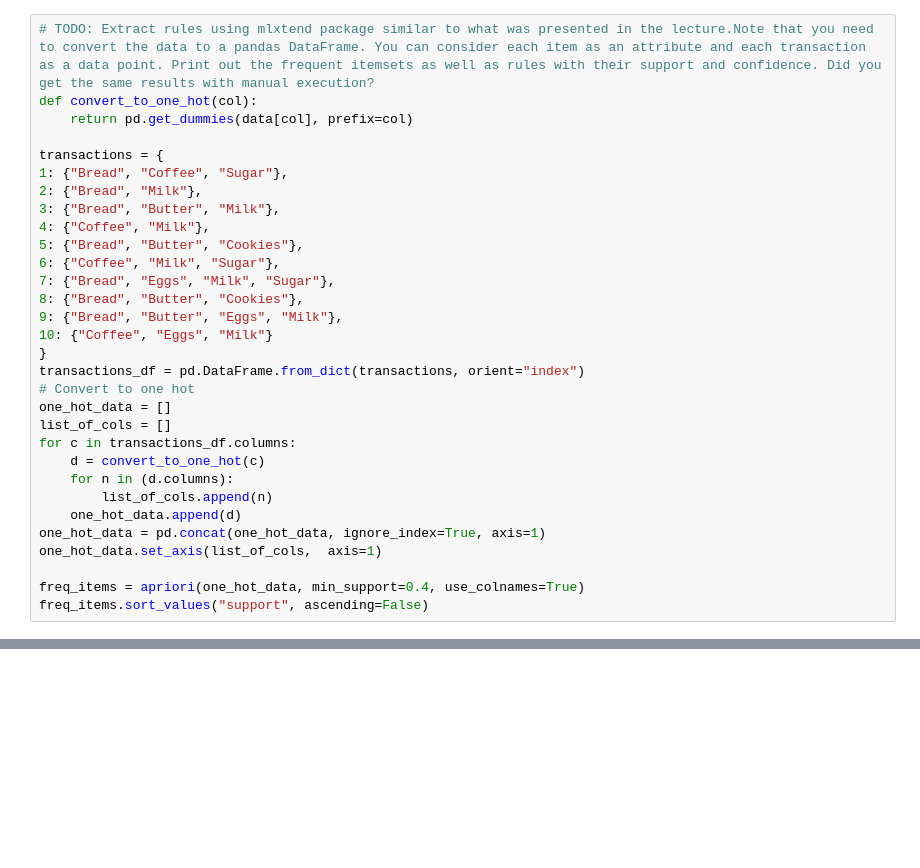
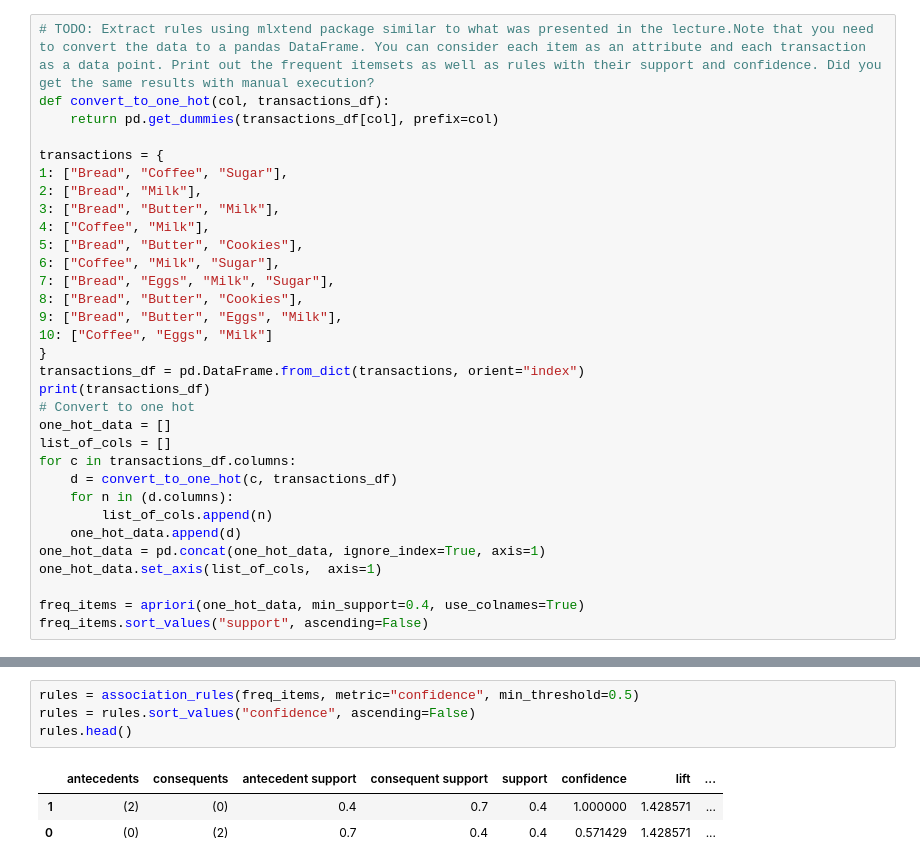
Before and after one commit to paul-semadeni/USU-MCS-Programs, a Jupyter notebook: Spring-2024/Intro-to-Data-Analysis/Assignment-5&6/main.ipynb, the cells around one changed output, grey strips where cells are left out. Drawn from its saved outputs; the diff is of its cells as text; blank space fills up the shorter version.

Commit message:
Adding the rules

```diff
--- a/Spring-2024/Intro-to-Data-Analysis/Assignment-5&6/main.ipynb
+++ b/Spring-2024/Intro-to-Data-Analysis/Assignment-5&6/main.ipynb
@@ -104,26 +166,27 @@ for b in buffer_sizes:
 # %%
 # TODO: Extract rules using mlxtend package similar to what was presented in the lecture.Note that you need to convert the data to a pandas DataFrame. You can consider each item as an attribute and each transaction as a data point. Print out the frequent itemsets as well as rules with their support and confidence. Did you get the same results with manual execution?
-def convert_to_one_hot(col):
-    return pd.get_dummies(data[col], prefix=col)
+def convert_to_one_hot(col, transactions_df):
+    return pd.get_dummies(transactions_df[col], prefix=col)
 
 transactions = {
-1: {"Bread", "Coffee", "Sugar"},
-2: {"Bread", "Milk"},
-3: {"Bread", "Butter", "Milk"},
-4: {"Coffee", "Milk"},
-5: {"Bread", "Butter", "Cookies"},
-6: {"Coffee", "Milk", "Sugar"},
-7: {"Bread", "Eggs", "Milk", "Sugar"},
-8: {"Bread", "Butter", "Cookies"},
-9: {"Bread", "Butter", "Eggs", "Milk"},
-10: {"Coffee", "Eggs", "Milk"}
+1: ["Bread", "Coffee", "Sugar"],
+2: ["Bread", "Milk"],
+3: ["Bread", "Butter", "Milk"],
+4: ["Coffee", "Milk"],
+5: ["Bread", "Butter", "Cookies"],
+6: ["Coffee", "Milk", "Sugar"],
+7: ["Bread", "Eggs", "Milk", "Sugar"],
+8: ["Bread", "Butter", "Cookies"],
+9: ["Bread", "Butter", "Eggs", "Milk"],
+10: ["Coffee", "Eggs", "Milk"]
 }
 transactions_df = pd.DataFrame.from_dict(transactions, orient="index")
+print(transactions_df)
 # Convert to one hot
 one_hot_data = []
 list_of_cols = []
 for c in transactions_df.columns:
-    d = convert_to_one_hot(c)
+    d = convert_to_one_hot(c, transactions_df)
     for n in (d.columns):
         list_of_cols.append(n)
     one_hot_data.append(d)
@@ -134,0 +214,8 @@ freq_items.sort_values("support", ascending=False)
+# %%
+rules = association_rules(freq_items, metric="confidence", min_threshold=0.5)
+rules = rules.sort_values("confidence", ascending=False)
+rules.head()
+# %% [output]
+|  | antecedents | consequents | antecedent support | consequent support | support | confidence | lift | ... |
+| 1 | (2) | (0) | 0.4 | 0.7 | 0.4 | 1.000000 | 1.428571 | ... |
+| 0 | (0) | (2) | 0.7 | 0.4 | 0.4 | 0.571429 | 1.428571 | ... |
```
Also changed, not shown: parts of 11 cells of this notebook.
